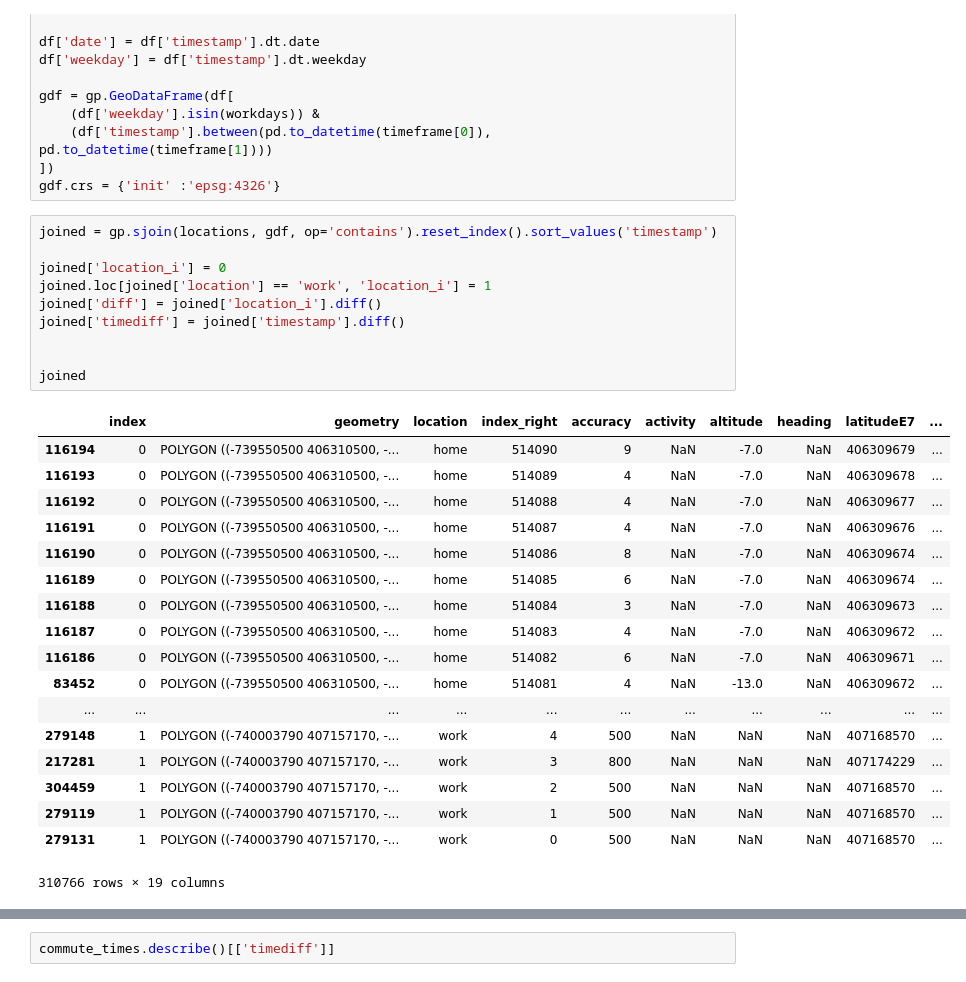
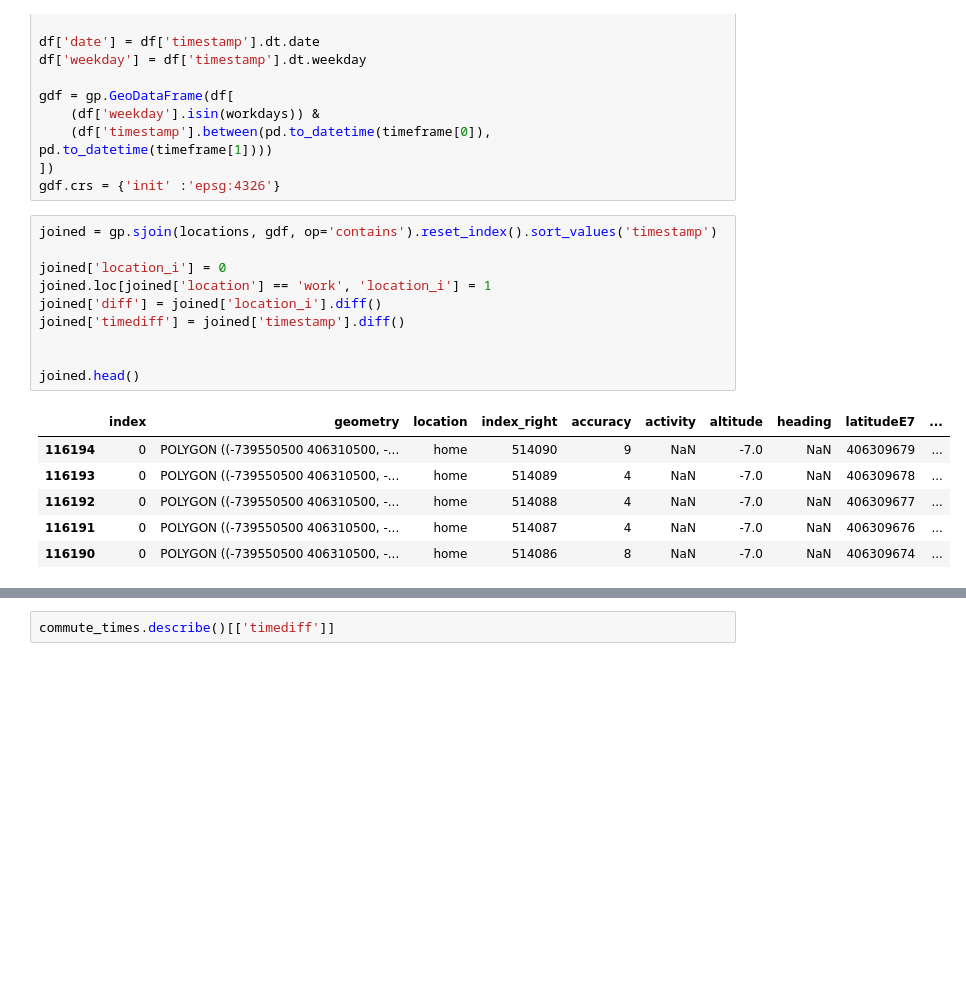
Before and after one commit to afcarl/commute_time_analysis, a Jupyter notebook: Cleaning.ipynb, the cells around one changed output, grey strips where cells are left out. Drawn from its saved outputs; the diff is of its cells as text; blank space fills up the shorter version.

```diff
--- a/Cleaning.ipynb
+++ b/Cleaning.ipynb
@@ -75,32 +75,20 @@ gdf.crs = {'init' :'epsg:4326'}
 # %%
 joined = gp.sjoin(locations, gdf, op='contains').reset_index().sort_values('timestamp')
 
 joined['location_i'] = 0
 joined.loc[joined['location'] == 'work', 'location_i'] = 1
 joined['diff'] = joined['location_i'].diff()
 joined['timediff'] = joined['timestamp'].diff()
 
 
-joined
+joined.head()
 # %% [output]
 |  | index | geometry | location | index_right | accuracy | activity | altitude | heading | latitudeE7 | ... |
 | 116194 | 0 | POLYGON ((-739550500 406310500, -... | home | 514090 | 9 | NaN | -7.0 | NaN | 406309679 | ... |
 | 116193 | 0 | POLYGON ((-739550500 406310500, -... | home | 514089 | 4 | NaN | -7.0 | NaN | 406309678 | ... |
 | 116192 | 0 | POLYGON ((-739550500 406310500, -... | home | 514088 | 4 | NaN | -7.0 | NaN | 406309677 | ... |
 | 116191 | 0 | POLYGON ((-739550500 406310500, -... | home | 514087 | 4 | NaN | -7.0 | NaN | 406309676 | ... |
 | 116190 | 0 | POLYGON ((-739550500 406310500, -... | home | 514086 | 8 | NaN | -7.0 | NaN | 406309674 | ... |
-| 116189 | 0 | POLYGON ((-739550500 406310500, -... | home | 514085 | 6 | NaN | -7.0 | NaN | 406309674 | ... |
-| 116188 | 0 | POLYGON ((-739550500 406310500, -... | home | 514084 | 3 | NaN | -7.0 | NaN | 406309673 | ... |
-| 116187 | 0 | POLYGON ((-739550500 406310500, -... | home | 514083 | 4 | NaN | -7.0 | NaN | 406309672 | ... |
-| 116186 | 0 | POLYGON ((-739550500 406310500, -... | home | 514082 | 6 | NaN | -7.0 | NaN | 406309671 | ... |
-| 83452 | 0 | POLYGON ((-739550500 406310500, -... | home | 514081 | 4 | NaN | -13.0 | NaN | 406309672 | ... |
-| ... | ... | ... | ... | ... | ... | ... | ... | ... | ... | ... |
-| 279148 | 1 | POLYGON ((-740003790 407157170, -... | work | 4 | 500 | NaN | NaN | NaN | 407168570 | ... |
-| 217281 | 1 | POLYGON ((-740003790 407157170, -... | work | 3 | 800 | NaN | NaN | NaN | 407174229 | ... |
-| 304459 | 1 | POLYGON ((-740003790 407157170, -... | work | 2 | 500 | NaN | NaN | NaN | 407168570 | ... |
-| 279119 | 1 | POLYGON ((-740003790 407157170, -... | work | 1 | 500 | NaN | NaN | NaN | 407168570 | ... |
-| 279131 | 1 | POLYGON ((-740003790 407157170, -... | work | 0 | 500 | NaN | NaN | NaN | 407168570 | ... |
-310766 rows × 19 columns
 # %%
 commute_times = joined[
     (joined['diff'] == 1)
```
Also changed, not shown: parts of 2 cells of this notebook.
